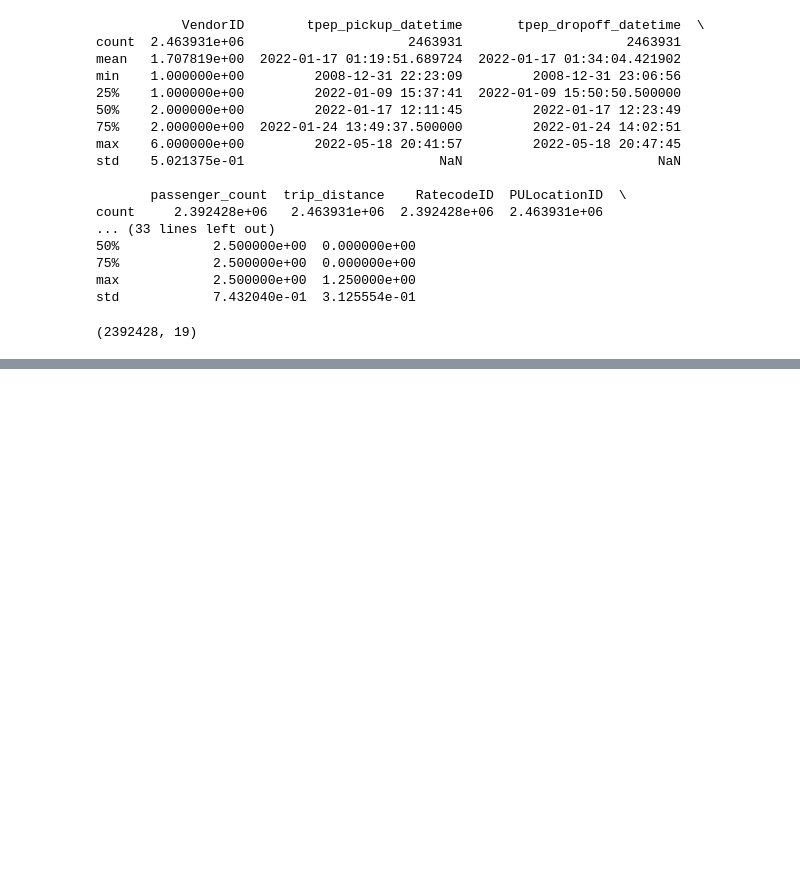
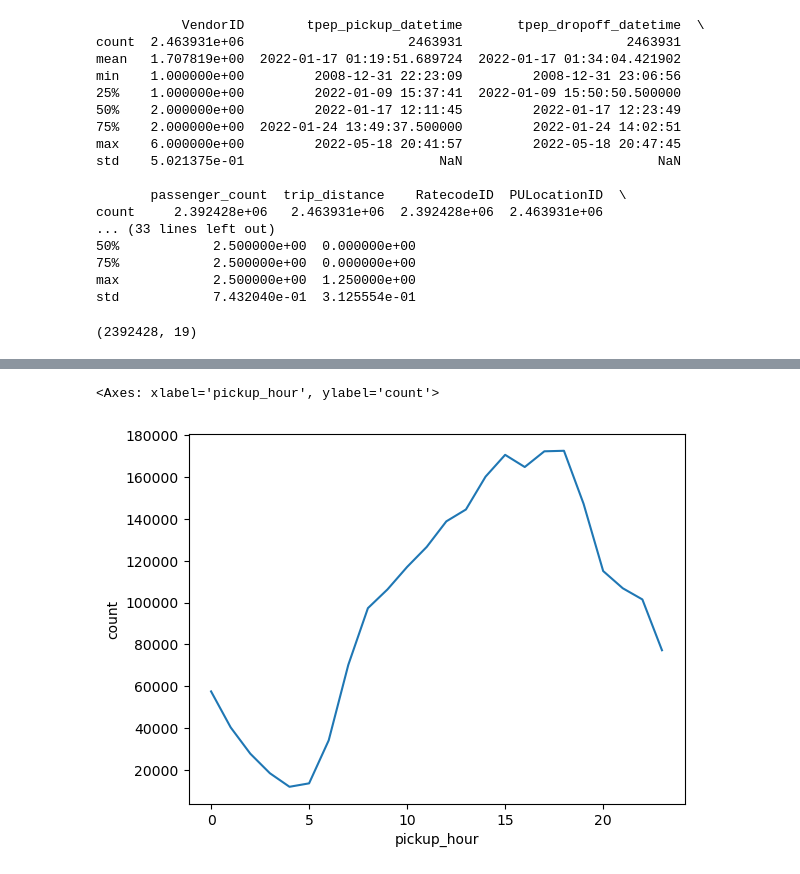
Before and after one commit to ankitkadali/guildMLPlayground, a Jupyter notebook: project1/edaProject1.ipynb, the cells around one changed output, grey strips where cells are left out. Drawn from its saved outputs; the diff is of its cells as text; code cells hidden in the pictures; blank space fills up the shorter version.

Commit message:
project 1 commit with all the plots

```diff
--- a/project1/edaProject1.ipynb
+++ b/project1/edaProject1.ipynb
@@ -87,0 +110,11 @@ print(taxiDataIgnoreNadf.shape)
+# %%
+taxiDataIgnoreNadf.drop(columns=['trip_duration'])
+#  create a new column
+# subtraction of two datetime objects results in timedelta
+
+duration = taxiDataIgnoreNadf['tpep_dropoff_datetime'] - taxiDataIgnoreNadf['tpep_pickup_datetime']
+
+# convert timedelta to minutes, divide each item by 60 after converting each to their respective total seconds
+taxiDataIgnoreNadf.loc[:,'duration'] = duration.dt.total_seconds().div(60)
+
+print (taxiDataIgnoreNadf.head(5))
@@ -87,0 +139,9 @@ print(taxiDataIgnoreNadf.shape)
+# %%
+# get day of week from the datetime object
+# df.dt.dayofweek == gives value from 0 to 6 viz monday to sunday
+taxiDataIgnoreNadf.loc[:,'day_of_week'] = taxiDataIgnoreNadf['tpep_pickup_datetime'].dt.dayofweek
+
+# df.dt.hour gives value from 0 to 23 viz hour of the day
+taxiDataIgnoreNadf.loc[:,'pickup_hour'] = taxiDataIgnoreNadf['tpep_pickup_datetime'].dt.hour
+
+print(taxiDataIgnoreNadf.head())
@@ -87,0 +166,11 @@ print(taxiDataIgnoreNadf.shape)
+# %%
+#  line plot using sea born; number of trips by pickup hour
+import seaborn as sns
+
+pickSByHour = taxiDataIgnoreNadf['pickup_hour'].value_counts()
+#  here we are plotting count of trips vs pickup_hour
+# load dataset
+sns.lineplot(data=pickSByHour)
+# %% [output]
+<Axes: xlabel='pickup_hour', ylabel='count'>
+[figure, added]
```
Also changed, not shown: parts of 18 cells of this notebook.
